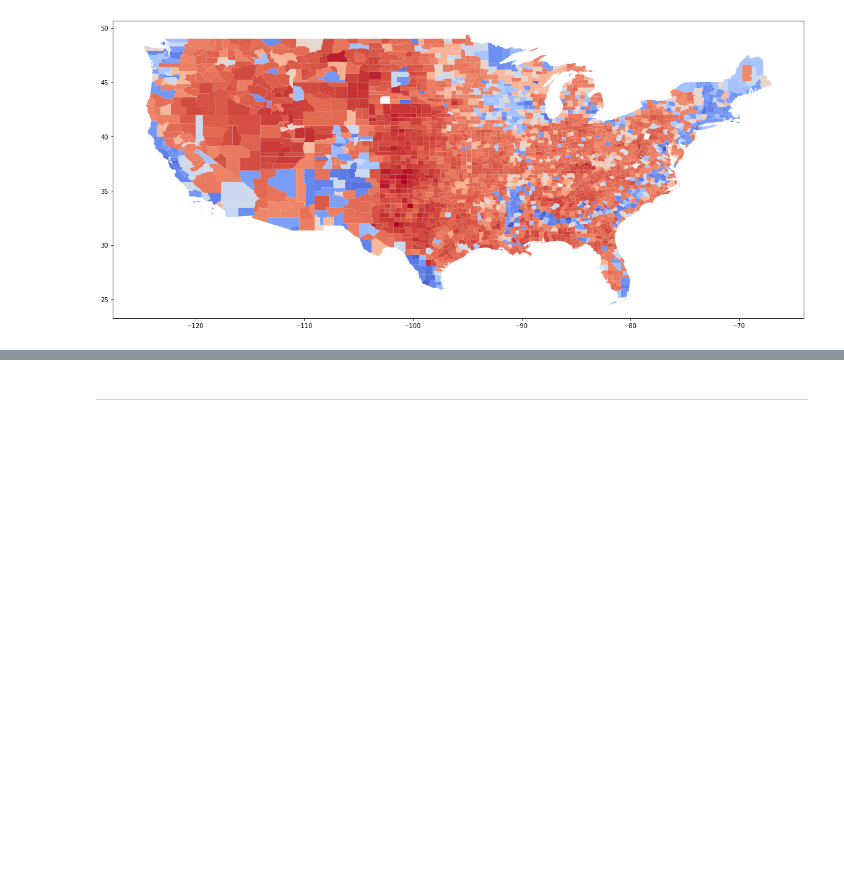
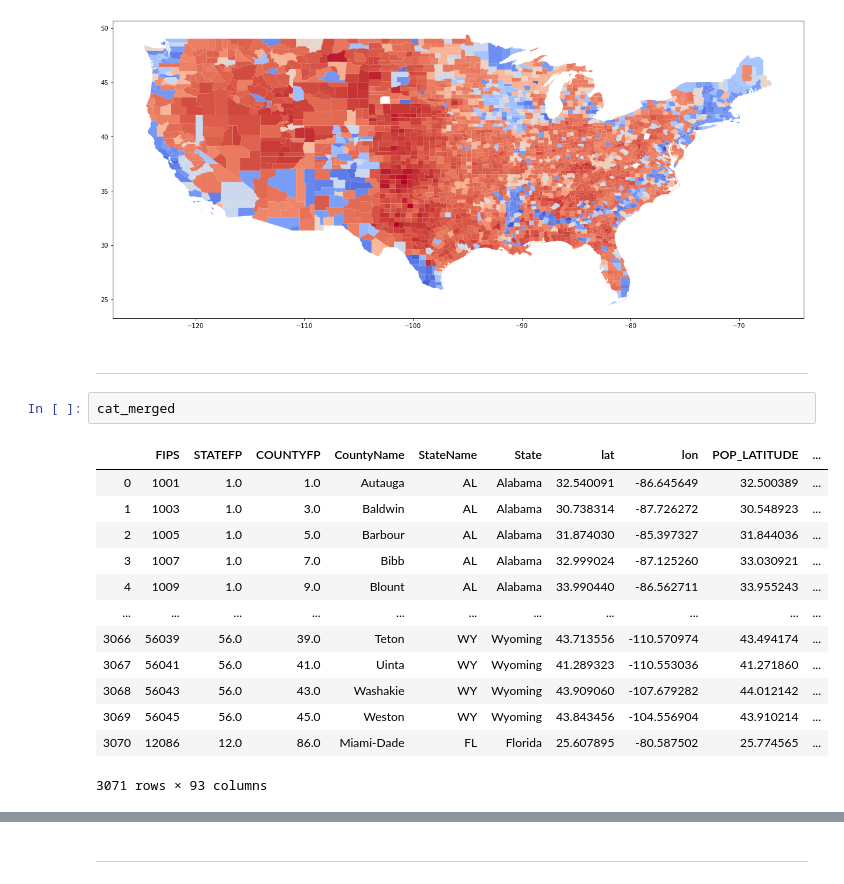
Before and after one commit to joshuaiokua/data100_final-project, a Jupyter notebook: Josh_notebook.ipynb, the cells around one changed output, grey strips where cells are left out. Cells and saved outputs as stored; diff of their text form; blank space fills up the shorter version.

```diff
--- a/Josh_notebook.ipynb
+++ b/Josh_notebook.ipynb
@@ -204,3 +204,21 @@ merged_shape_cont = merged_shape_cont.cx[-130:-50, 20:]
 merged_shape_cont.plot(column='Total', cmap='coolwarm', figsize=(20,10), linewidth=0, edgecolor='white');
 # %% [output]
 [figure]
+# %% [markdown]
+----
+# %%
+cat_merged
+# %% [output]
+|  | FIPS | STATEFP | COUNTYFP | CountyName | StateName | State | lat | lon | POP_LATITUDE | ... |
+| 0 | 1001 | 1.0 | 1.0 | Autauga | AL | Alabama | 32.540091 | -86.645649 | 32.500389 | ... |
+| 1 | 1003 | 1.0 | 3.0 | Baldwin | AL | Alabama | 30.738314 | -87.726272 | 30.548923 | ... |
+| 2 | 1005 | 1.0 | 5.0 | Barbour | AL | Alabama | 31.874030 | -85.397327 | 31.844036 | ... |
+| 3 | 1007 | 1.0 | 7.0 | Bibb | AL | Alabama | 32.999024 | -87.125260 | 33.030921 | ... |
+| 4 | 1009 | 1.0 | 9.0 | Blount | AL | Alabama | 33.990440 | -86.562711 | 33.955243 | ... |
+| ... | ... | ... | ... | ... | ... | ... | ... | ... | ... | ... |
+| 3066 | 56039 | 56.0 | 39.0 | Teton | WY | Wyoming | 43.713556 | -110.570974 | 43.494174 | ... |
+| 3067 | 56041 | 56.0 | 41.0 | Uinta | WY | Wyoming | 41.289323 | -110.553036 | 41.271860 | ... |
+| 3068 | 56043 | 56.0 | 43.0 | Washakie | WY | Wyoming | 43.909060 | -107.679282 | 44.012142 | ... |
+| 3069 | 56045 | 56.0 | 45.0 | Weston | WY | Wyoming | 43.843456 | -104.556904 | 43.910214 | ... |
+| 3070 | 12086 | 12.0 | 86.0 | Miami-Dade | FL | Florida | 25.607895 | -80.587502 | 25.774565 | ... |
+3071 rows × 93 columns
```
Also changed, not shown: parts of 3 cells of this notebook, 1 other file.
